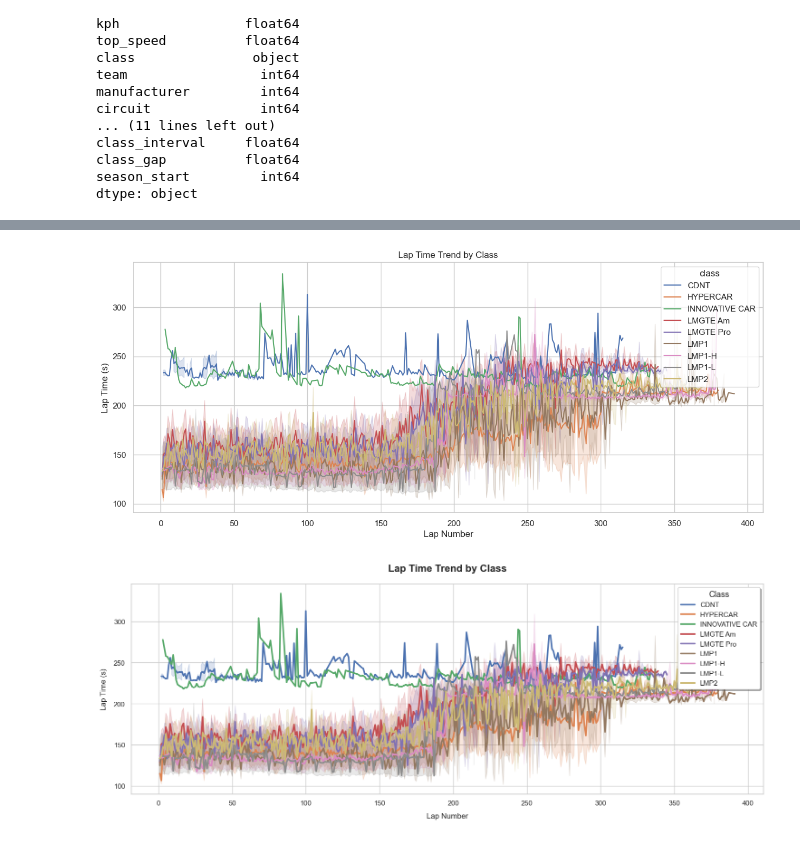
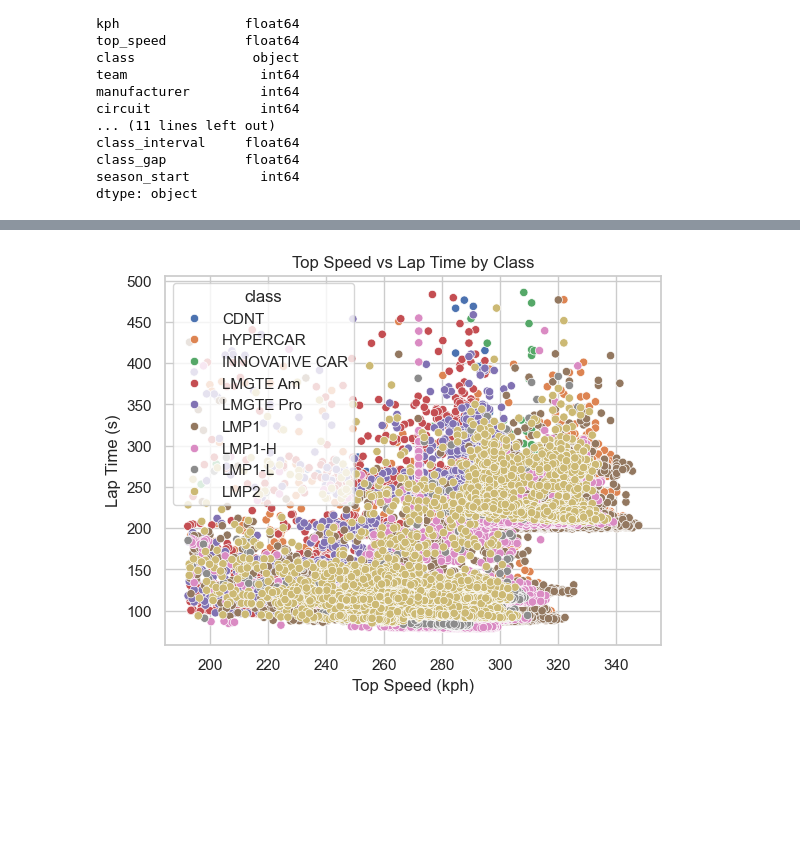
Before and after one commit to JoeVA2020/ML_Projects, a Jupyter notebook: RaceData/race.ipynb, the cells around one changed output, grey strips where cells are left out. Cells and saved outputs as stored; diff of their text form; code cells hidden in the pictures; blank space fills up the shorter version.

Commit message:
Add files via upload
Updated race class  classification model

```diff
--- a/RaceData/race.ipynb
+++ b/RaceData/race.ipynb
@@ -386,0 +480,5 @@ dtype: object
+# %%
+#droping interval_ms, interval, elapsed_ms,gap,class_interval,class_gap as thay do not affect classification
+df.drop(columns=['interval_ms', 'interval', 'elapsed_ms','gap','class_interval','class_gap','s1','s2','s3'],axis=1,inplace=True)
+plt.figure(figsize=(20,10))
+sns.boxplot(df)
@@ -387,11 +488,29 @@ dtype: object
+# %%
+outlier_columns=['top_speed','kph','position','class_position','lap_number']
+
+def remove_outlier(df,columns):
+    for col in columns:
+
+        Q1=df[col].quantile(0.25)
+        Q3=df[col].quantile(0.75)
+
+        IQR=Q3-Q1
+
+        lower_bound=Q1-1.5*IQR
+        upper_bound=Q3+1.5*IQR
+
+        df=df[(df[col]>=lower_bound)&(df[col]<=upper_bound)]
+    return df
+
+cleaned_df=remove_outlier(df,outlier_columns)
 # %%
 # Undersampling
 
 from imblearn.under_sampling import RandomUnderSampler
 
 
-x=df.drop('class',axis=1)
-y=df['class']
+x=cleaned_df.drop('class',axis=1)
+y=cleaned_df['class']
 
 threshold=10000
 class_counts=y.value_counts()
@@ -451,5 +559,0 @@ Text(0.5, 1.0, 'Heatmap after Encoding and Undersampling')
-# %%
-#droping interval_ms, interval, elapsed_ms,gap,class_interval,class_gap as thay do not affect classification
-undersampled_df.drop(columns=['interval_ms', 'interval', 'elapsed_ms','gap','class_interval','class_gap'],axis=1,inplace=True)
-plt.figure(figsize=(20,10))
-sns.boxplot(undersampled_df)
@@ -523,21 +618,8 @@ Passing `palette` without assigning `hue` is deprecated and will be removed in v
 # %%
-plt.figure(figsize=(15,6))
-sns.lineplot(data=cleaned_df, x='lap_number', y='lap_time_s', hue='class')
-plt.title('Lap Time Trend by Class')
-plt.xlabel('Lap Number')
+sns.scatterplot(data=undersampled_df, x='top_speed', y='lap_time_s', hue='class')
+plt.title('Top Speed vs Lap Time by Class')
+plt.xlabel('Top Speed (kph)')
 plt.ylabel('Lap Time (s)')
 plt.show()
 # %% [output]
-[figure, old version]
+[figure, new version]
-# %%
-plt.figure(figsize=(15,6))
-sns.set_theme(style='whitegrid')
-sns.lineplot(data=cleaned_df, x='lap_number',y='lap_time_s',hue='class',linewidth=2.5)
-plt.title('Lap Time Trend by Class', fontsize=16, fontweight='bold', pad=20)
-plt.xlabel('Lap Number', fontsize=12, labelpad=10)
-plt.ylabel('Lap Time (s)', fontsize=12, labelpad=10)
-plt.legend(title='Class', title_fontsize='13', loc='upper right', frameon=True, shadow=True, fontsize=11)
-plt.tight_layout()
-plt.show()
-# %% [output]
-[figure, removed]
```
Also changed, not shown: parts of 36 cells of this notebook.
